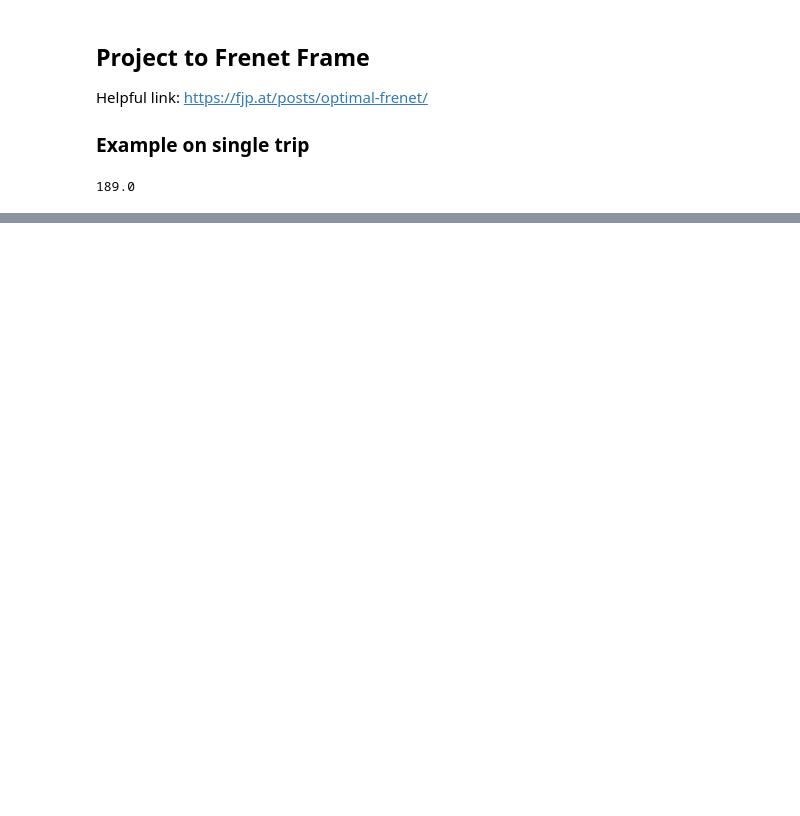
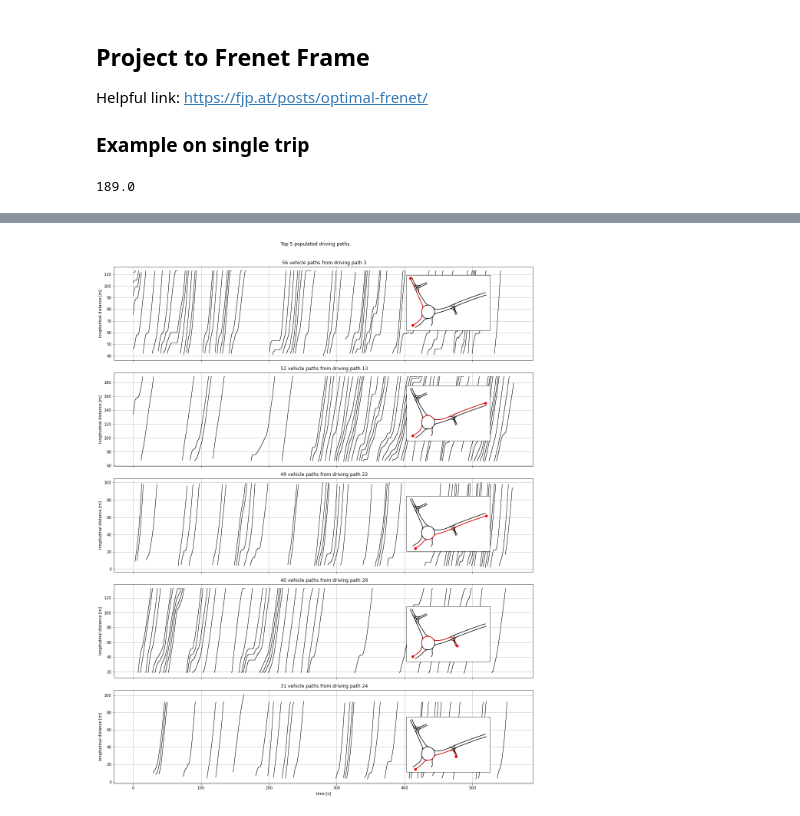
Before and after one commit to kopytjuk/opendd-analysis, a Jupyter notebook: notebooks/Distance Analysis.ipynb, the cells around one changed output, grey strips where cells are left out. Drawn from its saved outputs; the diff is of its cells as text; code cells hidden in the pictures; blank space fills up the shorter version.

```diff
--- a/notebooks/Distance Analysis.ipynb
+++ b/notebooks/Distance Analysis.ipynb
@@ -410,0 +440,9 @@ ax_frenet_lat.set_ylim([-10, 10])
+# %%
+reference_paths = [DiscreteReferencePath.from_linestring(dp.path) for dp in paths]
+# %%
+def row_to_frenet(row: pd.Series, reference_paths: List[DiscreteReferencePath]) -> LineString:
+    path_id = row["path_id"]
+    ref_path = reference_paths[path_id]
+    return ref_path.linestring_to_frenet(row["geometry"])
+# %%
+gdf_traces["frenet_path"] = gdf_traces.apply(lambda row: row_to_frenet(row, reference_paths), axis=1)
@@ -410,0 +459,38 @@ ax_frenet_lat.set_ylim([-10, 10])
+# %%
+N = 5
+
+fig, axs = plt.subplots(nrows=N, figsize=(16, 4*N), sharex=True)
+
+toplist_path = gdf_traces["path_id"].value_counts()
+
+for i, (path_id, cnt) in enumerate(toplist_path.iloc[:N].iteritems()):
+
+    ax = axs[i]
+
+    map_ax = fig.add_axes([0.7, 0.85 - 1/N*i, 0.2, 1/N*0.5])
+
+    trafficlanes.plot(ax=map_ax, color="k", label="road network")
+    paths[path_id].plot(map_ax, color="red")
+
+    vehicle_paths = gdf_traces[gdf_traces["path_id"]==path_id]
+    # map_ax.set_axis_off()
+    map_ax.axes.get_xaxis().set_visible(False)
+    map_ax.axes.get_yaxis().set_visible(False)
+
+
+    for i, vp in vehicle_paths.iterrows():
+
+        lon_array, lat_array = vp["frenet_path"].xy
+        time_array = vp["START_TIME"] + 1/30*np.arange(0, vp["NUM_SAMPLES"])
+        ax.plot(time_array, lon_array, lw=1, color="k")
+    ax.set_title(f"{cnt: d} vehicle paths from driving path {path_id:d}")
+
+    ax.grid()
+    ax.set_ylabel("longitudinal distance [m]")
+
+axs[-1].set_xlabel("time [s]")
+
+fig.suptitle(f"Top {N} populated driving paths.", y=1.01)
+plt.tight_layout()
+# %% [output]
+[figure, added]
```
Also changed, not shown: parts of 20 cells of this notebook.
